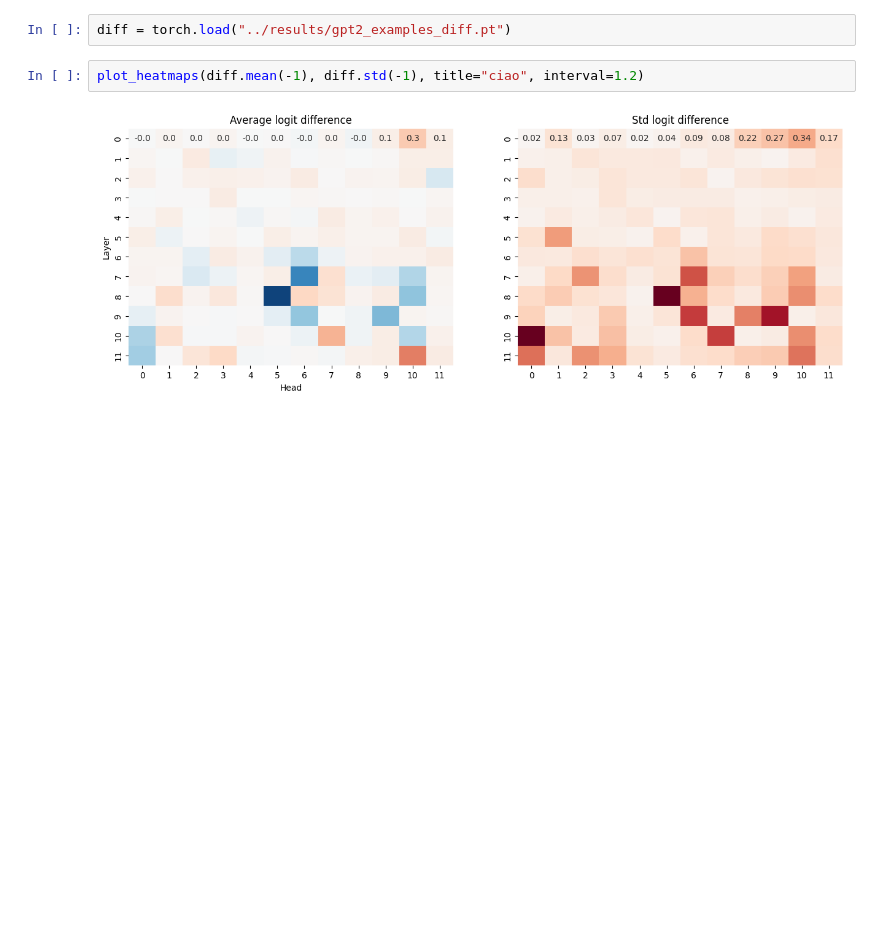
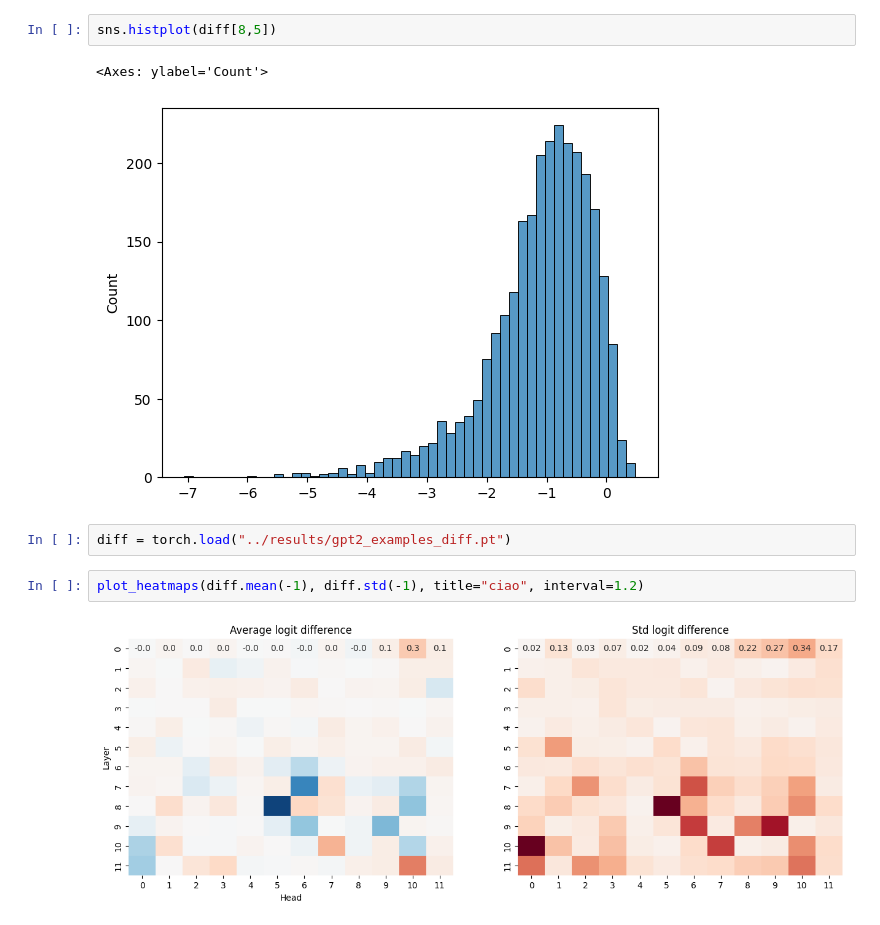
Before and after one commit to francescortu/comp-mech, a Jupyter notebook: notebooks/diff_circuit.ipynb, the cells around one changed output. Drawn from its saved outputs; the diff is of its cells as text; blank space fills up the shorter version.

```diff
--- a/notebooks/diff_circuit.ipynb
+++ b/notebooks/diff_circuit.ipynb
@@ -33,3 +47,8 @@ examples_mem, examples_cp = ablate_multi.ablate_multi_len(ablate_target="head",
+# %%
+sns.histplot(diff[8,5])
+# %% [output]
+<Axes: ylabel='Count'>
+[figure, added]
 # %%
 diff = torch.load("../results/gpt2_examples_diff.pt")
 # %%
```
Also changed, not shown: parts of 15 cells of this notebook, 4 other files.
